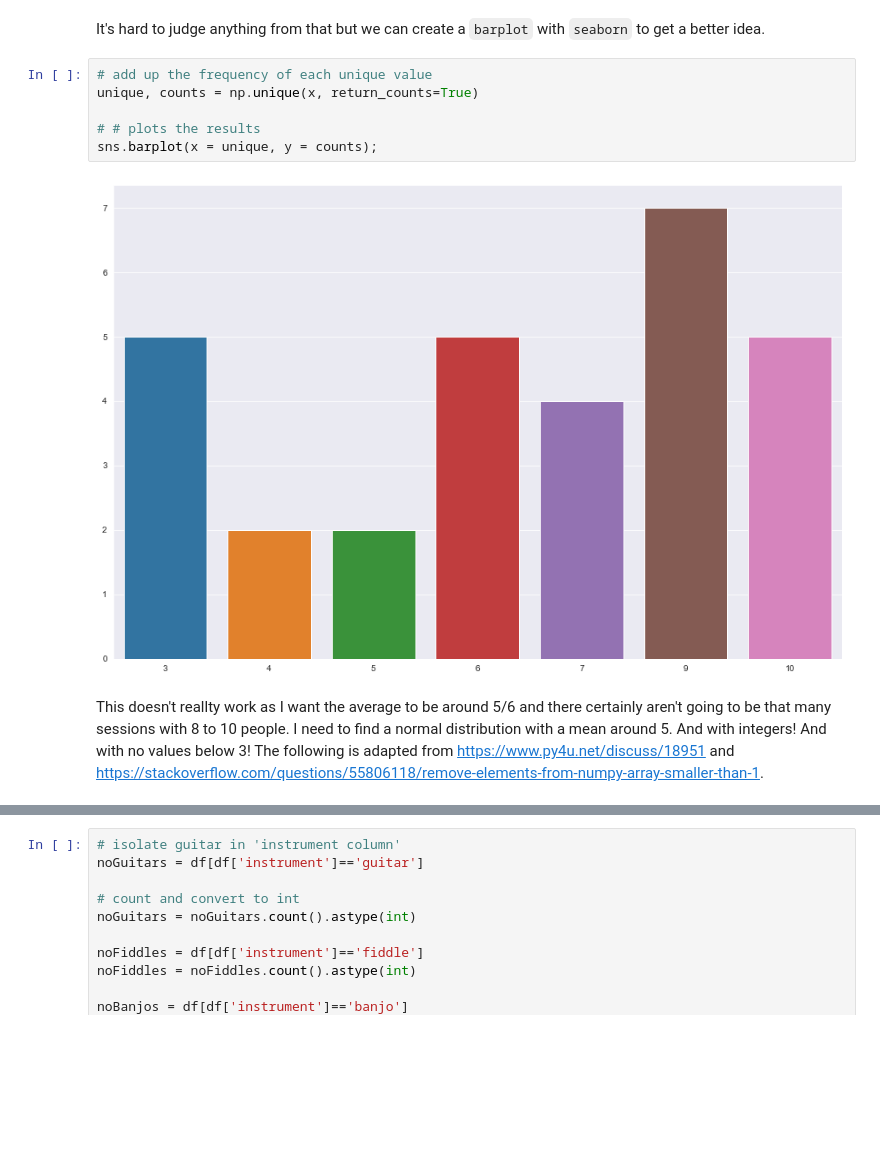
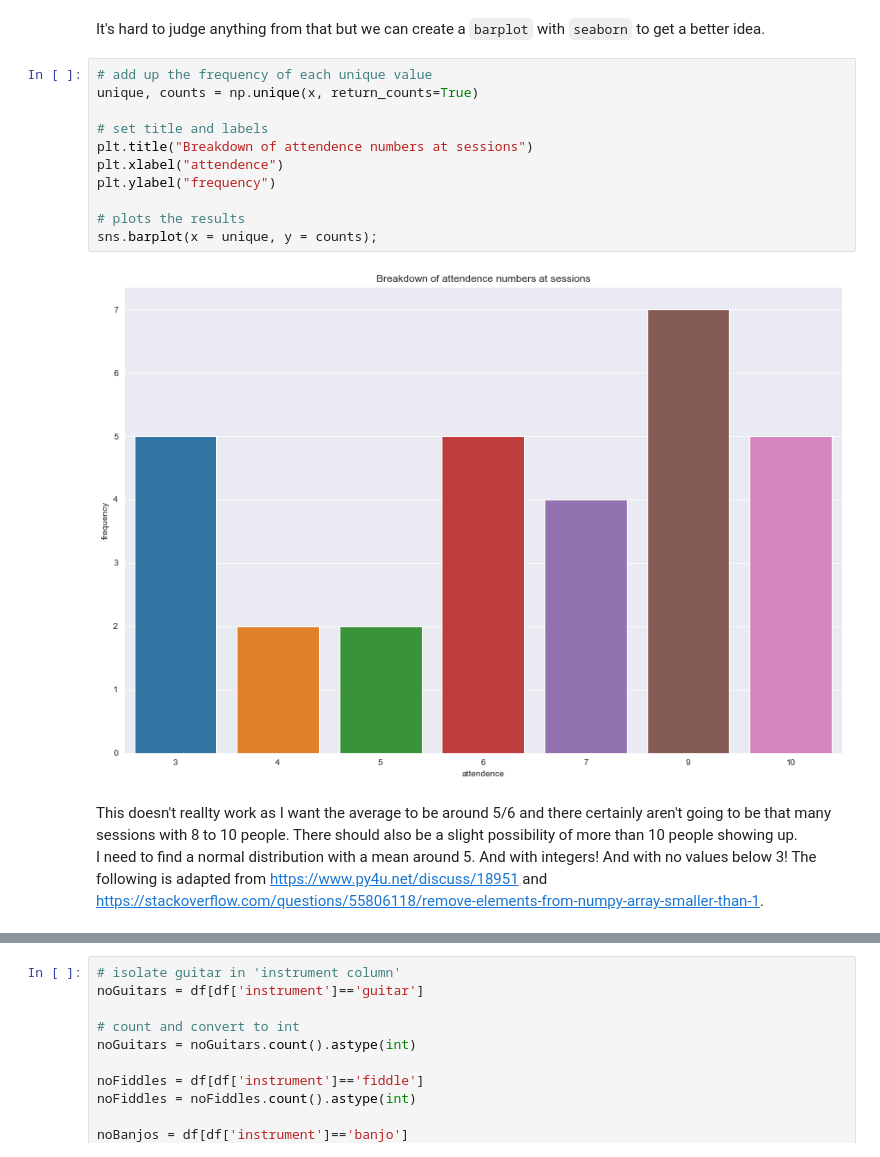
Before and after one commit to Caoimhinv/programming_for_DA_project, a Jupyter notebook: the_session.ipynb, the cells around one changed output, grey strips where cells are left out. Drawn from its saved outputs; the diff is of its cells as text; blank space fills up the shorter version.

```diff
--- a/the_session.ipynb
+++ b/the_session.ipynb
@@ -239,13 +246,19 @@ It's hard to judge anything from that but we can create a `barplot` with `seabor
 # %%
 # add up the frequency of each unique value
 unique, counts = np.unique(x, return_counts=True)
 
-# # plots the results
+# set title and labels
+plt.title("Breakdown of attendence numbers at sessions")
+plt.xlabel("attendence")
+plt.ylabel("frequency")
+
+# plots the results
 sns.barplot(x = unique, y = counts);
 # %% [output]
-[figure, old version]
+[figure, new version]
 # %% [markdown]
-This doesn't reallty work as I want the average to be around 5/6 and there certainly aren't going to be that many sessions with 8 to 10 people. I need to find a normal distribution with a mean around 5. And with integers! And with no values below 3! The following is adapted from https://www.py4u.net/discuss/18951 and https://stackoverflow.com/questions/55806118/remove-elements-from-numpy-array-smaller-than-1.
+This doesn't reallty work as I want the average to be around 5/6 and there certainly aren't going to be that many sessions with 8 to 10 people. There should also be a slight possibility of more than 10 people showing up.
+I need to find a normal distribution with a mean around 5. And with integers! And with no values below 3! The following is adapted from https://www.py4u.net/discuss/18951 and https://stackoverflow.com/questions/55806118/remove-elements-from-numpy-array-smaller-than-1.
 # %%
 # sets mean, standard deviation and size of array
 muso = rng.normal(loc=5, scale=3, size=30)
```
Also changed, not shown: parts of 65 cells of this notebook, 12 other files.
